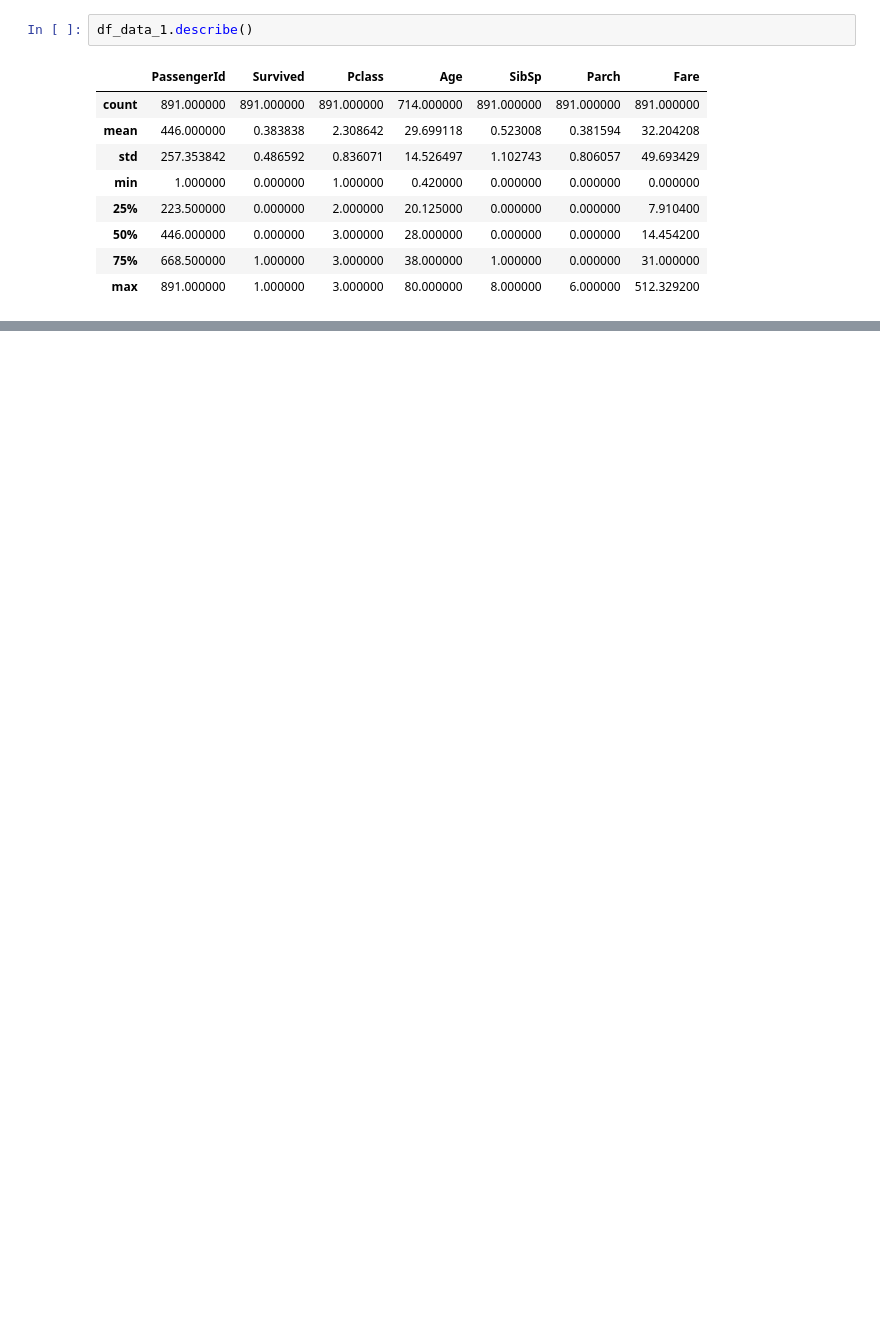
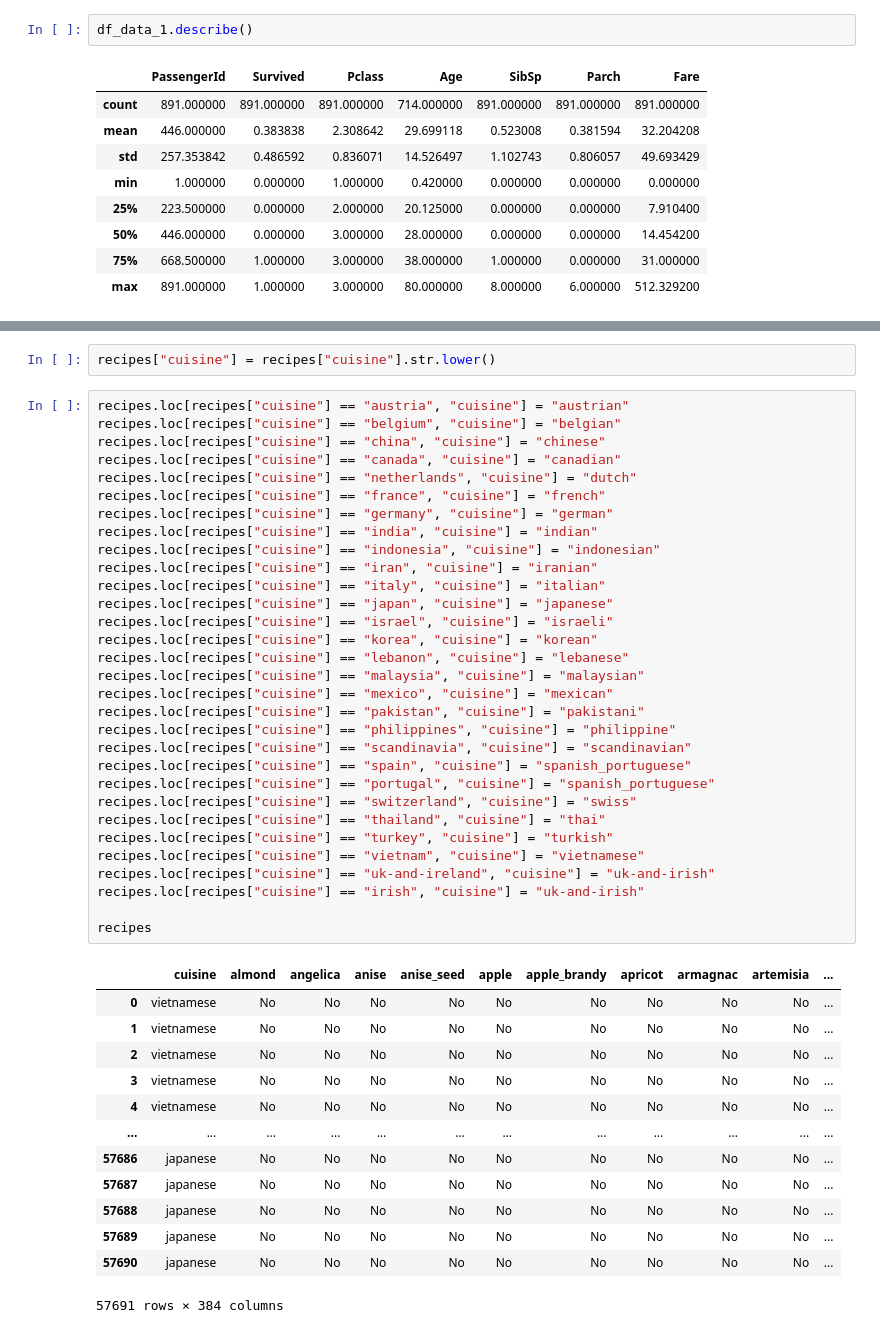
Before and after one commit to mohankumar21022k/WatsonTrail-, a Jupyter notebook: TrailNotebook.ipynb, the cells around one changed output, grey strips where cells are left out. Drawn from its saved outputs; the diff is of its cells as text; blank space fills up the shorter version.

```diff
--- a/TrailNotebook.ipynb
+++ b/TrailNotebook.ipynb
@@ -23,0 +109,47 @@ df_data_1.describe()
+# %%
+recipes["cuisine"] = recipes["cuisine"].str.lower()
+# %%
+recipes.loc[recipes["cuisine"] == "austria", "cuisine"] = "austrian"
+recipes.loc[recipes["cuisine"] == "belgium", "cuisine"] = "belgian"
+recipes.loc[recipes["cuisine"] == "china", "cuisine"] = "chinese"
+recipes.loc[recipes["cuisine"] == "canada", "cuisine"] = "canadian"
+recipes.loc[recipes["cuisine"] == "netherlands", "cuisine"] = "dutch"
+recipes.loc[recipes["cuisine"] == "france", "cuisine"] = "french"
+recipes.loc[recipes["cuisine"] == "germany", "cuisine"] = "german"
+recipes.loc[recipes["cuisine"] == "india", "cuisine"] = "indian"
+recipes.loc[recipes["cuisine"] == "indonesia", "cuisine"] = "indonesian"
+recipes.loc[recipes["cuisine"] == "iran", "cuisine"] = "iranian"
+recipes.loc[recipes["cuisine"] == "italy", "cuisine"] = "italian"
+recipes.loc[recipes["cuisine"] == "japan", "cuisine"] = "japanese"
+recipes.loc[recipes["cuisine"] == "israel", "cuisine"] = "israeli"
+recipes.loc[recipes["cuisine"] == "korea", "cuisine"] = "korean"
+recipes.loc[recipes["cuisine"] == "lebanon", "cuisine"] = "lebanese"
+recipes.loc[recipes["cuisine"] == "malaysia", "cuisine"] = "malaysian"
+recipes.loc[recipes["cuisine"] == "mexico", "cuisine"] = "mexican"
+recipes.loc[recipes["cuisine"] == "pakistan", "cuisine"] = "pakistani"
+recipes.loc[recipes["cuisine"] == "philippines", "cuisine"] = "philippine"
+recipes.loc[recipes["cuisine"] == "scandinavia", "cuisine"] = "scandinavian"
+recipes.loc[recipes["cuisine"] == "spain", "cuisine"] = "spanish_portuguese"
+recipes.loc[recipes["cuisine"] == "portugal", "cuisine"] = "spanish_portuguese"
+recipes.loc[recipes["cuisine"] == "switzerland", "cuisine"] = "swiss"
+recipes.loc[recipes["cuisine"] == "thailand", "cuisine"] = "thai"
+recipes.loc[recipes["cuisine"] == "turkey", "cuisine"] = "turkish"
+recipes.loc[recipes["cuisine"] == "vietnam", "cuisine"] = "vietnamese"
+recipes.loc[recipes["cuisine"] == "uk-and-ireland", "cuisine"] = "uk-and-irish"
+recipes.loc[recipes["cuisine"] == "irish", "cuisine"] = "uk-and-irish"
+
+recipes
+# %% [output]
+|  | cuisine | almond | angelica | anise | anise_seed | apple | apple_brandy | apricot | armagnac | artemisia | ... |
+| 0 | vietnamese | No | No | No | No | No | No | No | No | No | ... |
+| 1 | vietnamese | No | No | No | No | No | No | No | No | No | ... |
+| 2 | vietnamese | No | No | No | No | No | No | No | No | No | ... |
+| 3 | vietnamese | No | No | No | No | No | No | No | No | No | ... |
+| 4 | vietnamese | No | No | No | No | No | No | No | No | No | ... |
+| ... | ... | ... | ... | ... | ... | ... | ... | ... | ... | ... | ... |
+| 57686 | japanese | No | No | No | No | No | No | No | No | No | ... |
+| 57687 | japanese | No | No | No | No | No | No | No | No | No | ... |
+| 57688 | japanese | No | No | No | No | No | No | No | No | No | ... |
+| 57689 | japanese | No | No | No | No | No | No | No | No | No | ... |
+| 57690 | japanese | No | No | No | No | No | No | No | No | No | ... |
+57691 rows × 384 columns
```
Also changed, not shown: parts of 17 cells of this notebook.
